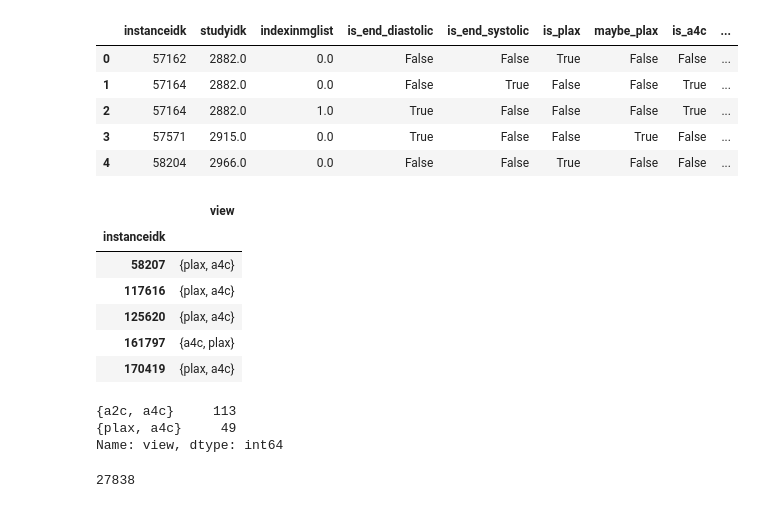
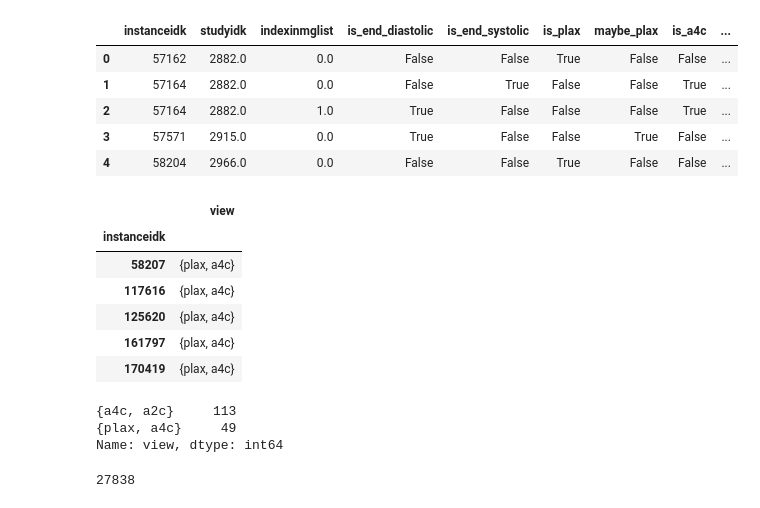
Before and after one commit to dssg/usal_echo_public, a Jupyter notebook: notebooks/20190626_YN_measurement_eda.ipynb, the cells around one changed output. Drawn from its saved outputs; the diff is of its cells as text; code cells hidden in the pictures.

```diff
--- a/notebooks/20190626_YN_measurement_eda.ipynb
+++ b/notebooks/20190626_YN_measurement_eda.ipynb
@@ -652,20 +652,20 @@ frames_with_views_df.head()
 | 3 | 57571 | 2915.0 | 0.0 | True | False | False | True | False | ... |
 | 4 | 58204 | 2966.0 | 0.0 | False | False | True | False | False | ... |
 # %%
-conflict_sets = group_df[frames_with_views_df['is_multiview']==True].groupby('instanceidk').agg({'view': lambda x: set(x)})
+conflict_sets = frames_with_views_df[frames_with_views_df['is_multiview']==True].groupby('instanceidk').agg({'view': lambda x: set(x)})
 conflict_sets.head()
 # %% [output]
 |  | view |
 | instanceidk |  |
 | 58207 | {plax, a4c} |
 | 117616 | {plax, a4c} |
 | 125620 | {plax, a4c} |
-| 161797 | {a4c, plax} |
+| 161797 | {plax, a4c} |
 | 170419 | {plax, a4c} |
 # %%
 conflict_sets['view'].value_counts()
 # %% [output]
-{a2c, a4c}     113
+{a4c, a2c}     113
 {plax, a4c}     49
 Name: view, dtype: int64
 # %%
```
Also changed, not shown: parts of 5 cells of this notebook.
